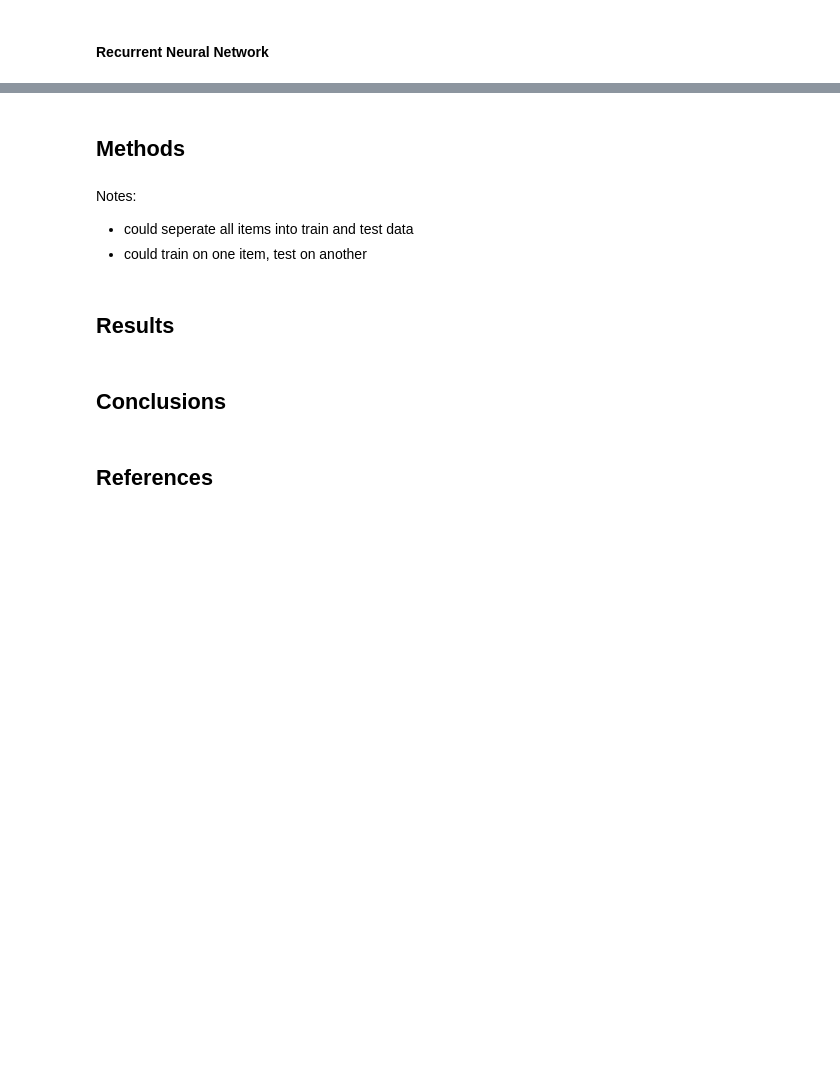
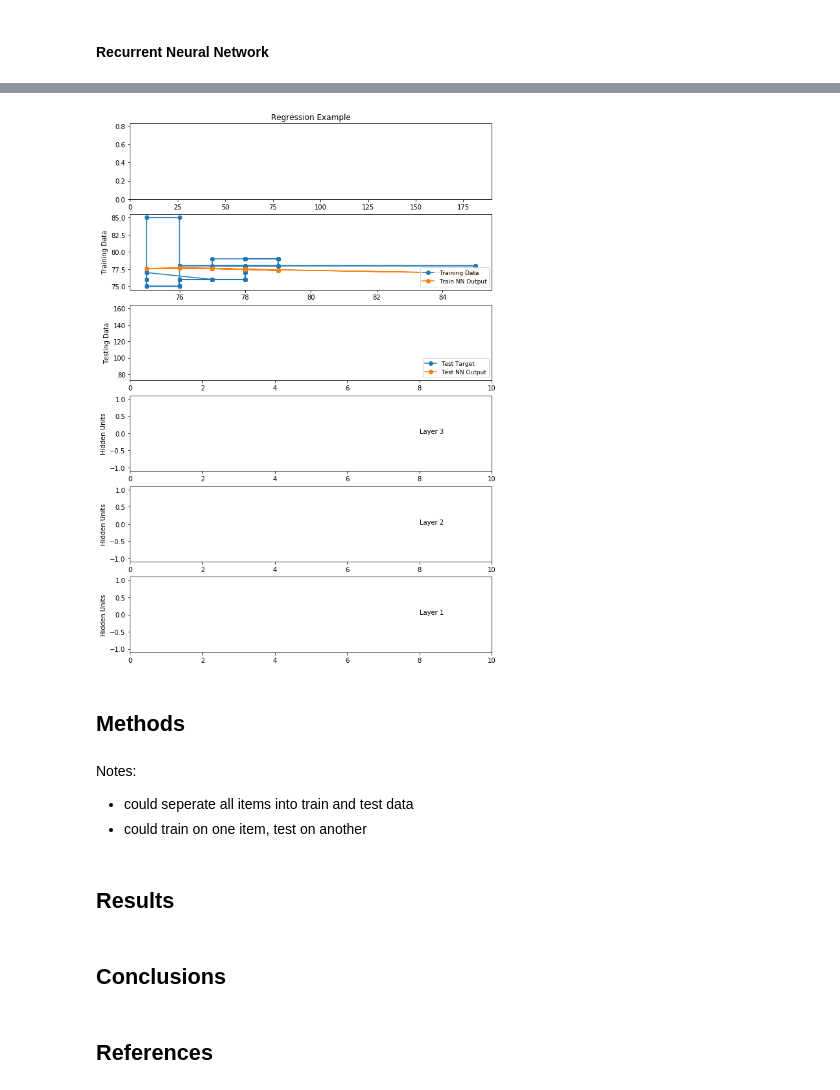
Before and after one commit to vicweeks/CS445-TermProject, a Jupyter notebook: TermProject.ipynb, the cells around one changed output, grey strips where cells are left out. Cells and saved outputs as stored; diff of their text form; code cells hidden in the pictures; blank space fills up the shorter version.

```diff
--- a/TermProject.ipynb
+++ b/TermProject.ipynb
@@ -225,0 +306,3 @@ plt.plot(Ytest)
+# %%
+nnet = run(X, T, [20, 5, 3], nIterations=1000, verbose=True, saveWeightsHistory=True)
+nnet
@@ -226,3 +318,62 @@ plt.plot(Ytest)
+# %%
+weightsHistory = nnet.getWeightsHistory()
+nnet._unpack(weightsHistory[0,:])
+Y = nnet.use(X)
+Ytest, Ztest = nnet.use(Xtest, allOutputs=True)
+
+nHLayers = len(nnet.nhs)
+nPlotRows = 3 + nHLayers
+
+fig = plt.figure(figsize=(10, 15))
+plt.subplot(nPlotRows, 1, 1)
+errors = nnet.getErrors()
+errorsLine = plt.plot(0,errors[0])[0]
+plt.xlim(0,len(errors))
+plt.ylim(0,np.max(errors)*1.1)
+
+plt.title('Regression Example')
+
+plt.subplot(nPlotRows, 1, 2)
+plt.plot(X, T, 'o-', label='Training Data')
+trainLine = plt.plot(X, Y, 'o-', label='Train NN Output')[0]
+plt.ylabel('Training Data')
+plt.legend(loc='lower right', prop={'size':9})
+
+plt.subplot(nPlotRows, 1, 3)
+plt.plot(Xtest, Ttest, 'o-', label='Test Target')
+testLine = plt.plot(Xtest, Ytest, 'o-', label='Test NN Output')[0]
+plt.ylabel('Testing Data')
+plt.xlim(0, 10)
+plt.legend(loc='lower right', prop={'size':9})
+hiddenOutputLines = []
+for i in range(nHLayers):
+    layer = nHLayers-i-1
+    plt.subplot(nPlotRows, 1, i+4)
+    hiddenOutputLines.append( plt.plot(Xtest, Ztest[layer]) )
+    plt.xlim(0, 10)
+    plt.ylim(-1.1, 1.1)
+    plt.ylabel('Hidden Units')
+    plt.text(8, 0, 'Layer {}'.format(layer+1))
+
+updatesPerFrame = 2
+
+def animator(framei):
+    step = framei * updatesPerFrame
+    nnet._unpack(weightsHistory[step,:])
+    Y = nnet.use(X)
+    Ytest, Ztest = nnet.use(Xtest, allOutputs=True)
+    errorsLine.set_data(range(step),errors[:step])
+    trainLine.set_ydata(Y)
+    testLine.set_ydata(Ytest)
+
+    for iLayer in range(len(hiddenOutputLines)):
+        HOLines = hiddenOutputLines[iLayer]
+        Zlayer = Ztest[nHLayers - iLayer - 1]
+        for iUnit in range(len(HOLines)):
+            HOLines[iUnit].set_ydata(Zlayer[:,iUnit])
+    return [errorsLine, trainLine, testLine] + hiddenOutputLines
+# %% [output]
+[figure, added]
 # %% [markdown]
 ## Methods
 # %% [markdown]
```
Also changed, not shown: parts of 41 cells of this notebook, 1 other file.
